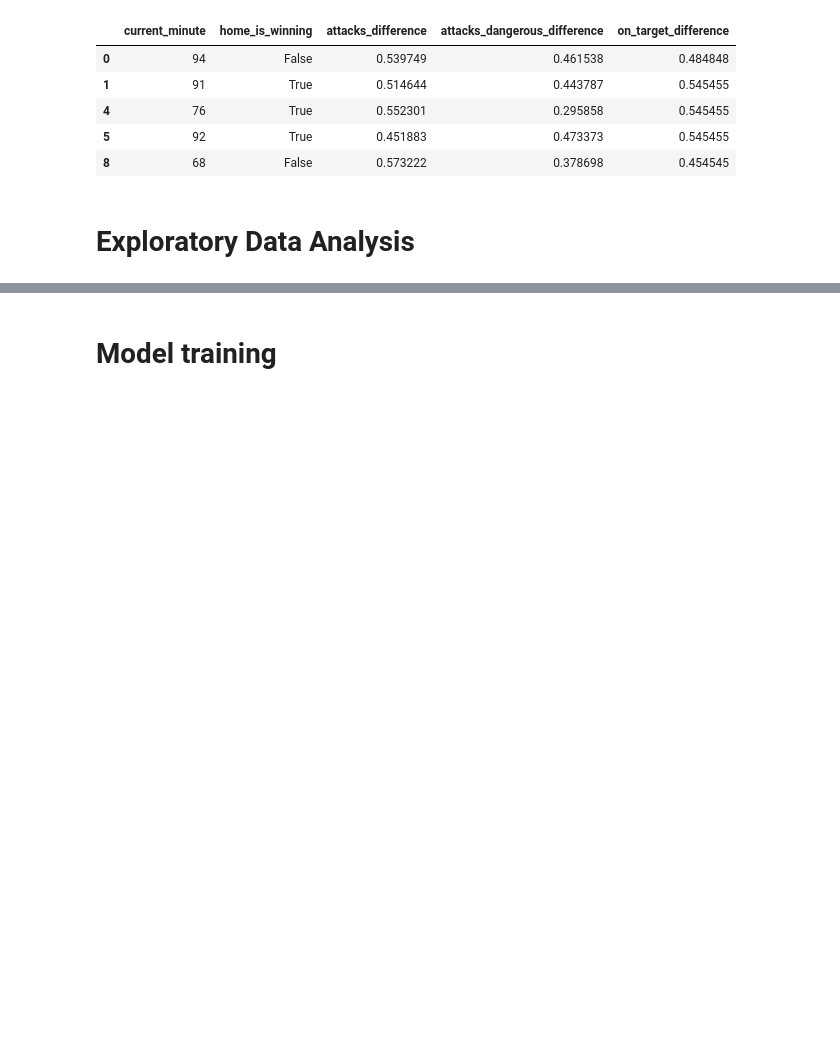
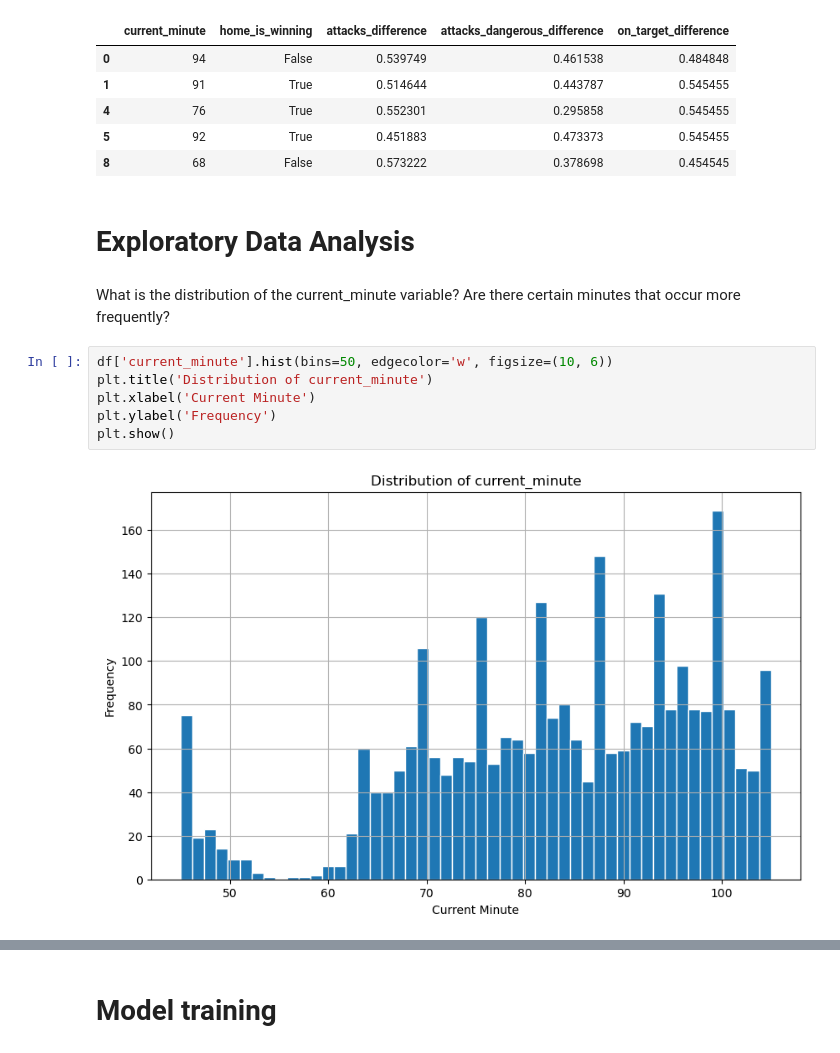
Before and after one commit to ayishamiara/STINTSY-MCO1, a Jupyter notebook: stintsy-mco1.ipynb, the cells around one changed output, grey strips where cells are left out. Drawn from its saved outputs; the diff is of its cells as text; blank space fills up the shorter version.

```diff
--- a/stintsy-mco1.ipynb
+++ b/stintsy-mco1.ipynb
@@ -290,3 +291,13 @@ df.head()
 | 8 | 68 | False | 0.573222 | 0.378698 | 0.454545 |
 # %% [markdown]
 # Exploratory Data Analysis
+# %% [markdown]
+What is the distribution of the current_minute variable? Are there certain minutes that occur more frequently?
+# %%
+df['current_minute'].hist(bins=50, edgecolor='w', figsize=(10, 6))
+plt.title('Distribution of current_minute')
+plt.xlabel('Current Minute')
+plt.ylabel('Frequency')
+plt.show()
+# %% [output]
+[figure, added]
```
Also changed, not shown: parts of 34 cells of this notebook.
